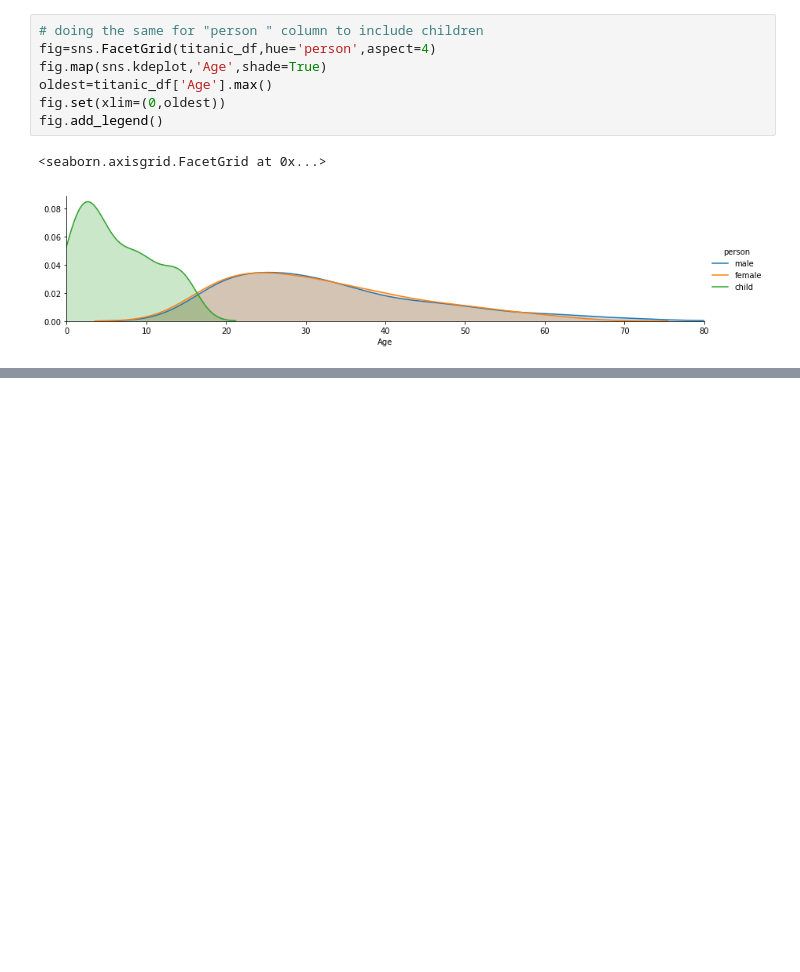
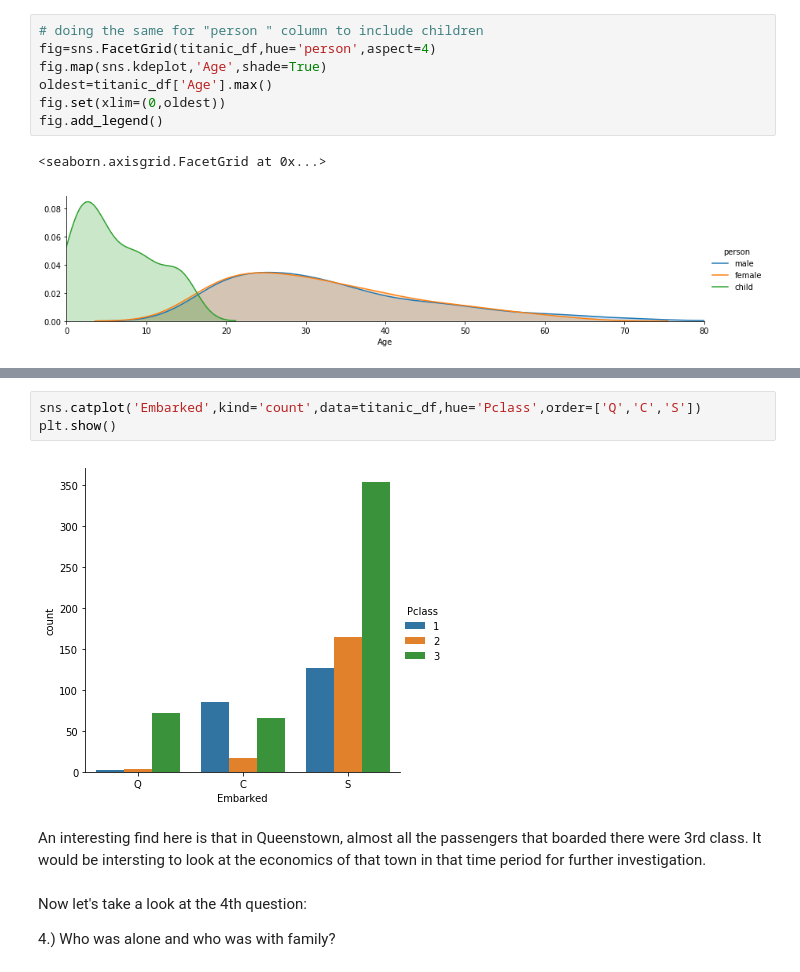
Before and after one commit to rohailkhan/titanic_more, a Jupyter notebook: Titanic analysis.ipynb, the cells around one changed output, grey strips where cells are left out. Drawn from its saved outputs; the diff is of its cells as text; blank space fills up the shorter version.

```diff
--- a/Titanic analysis.ipynb
+++ b/Titanic analysis.ipynb
@@ -155,0 +227,11 @@ fig.map(sns.kdeplot,'Age',shade=True)
+# %%
+sns.catplot('Embarked',kind='count',data=titanic_df,hue='Pclass',order=['Q','C','S'])
+plt.show()
+# %% [output]
+[figure, added]
+# %% [markdown]
+An interesting find here is that in Queenstown, almost all the passengers that boarded there were 3rd class. It would be intersting to look at the economics of that town in that time period for further investigation.
+# %% [markdown]
+Now let's take a look at the 4th question:
+
+4.) Who was alone and who was with family?
```
Also changed, not shown: parts of 14 cells of this notebook.
